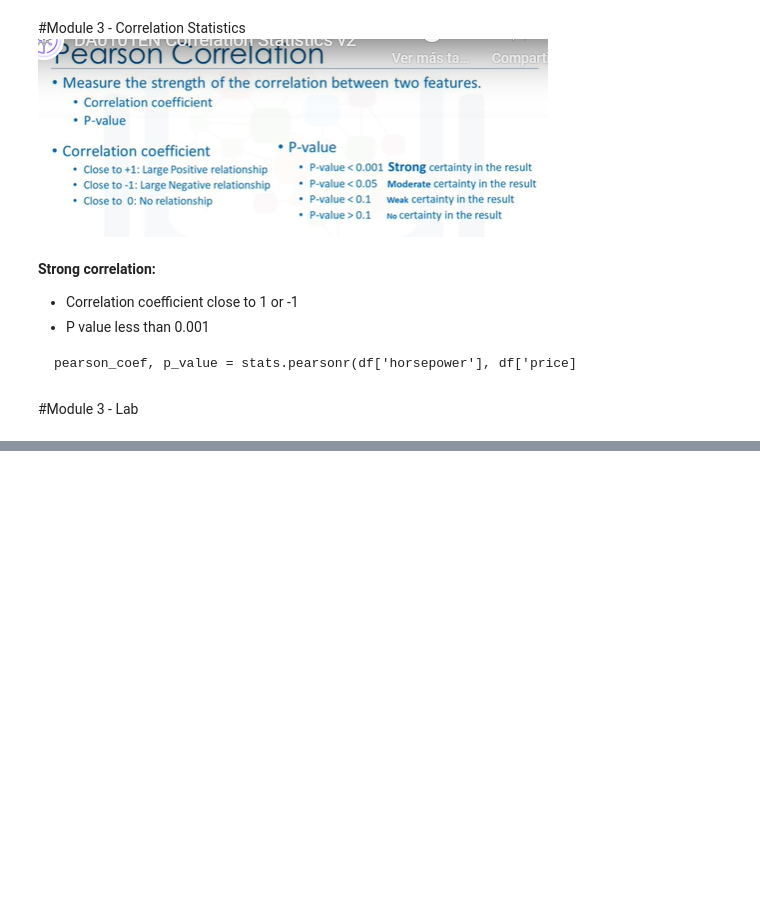
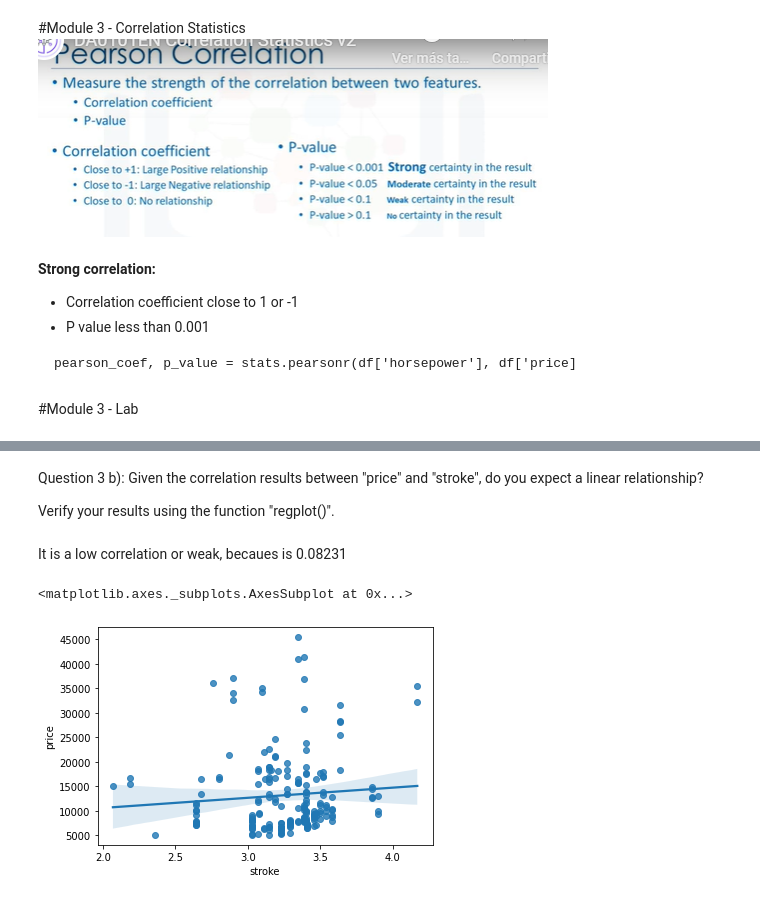
Before and after one commit to PosgradoMNA/actividades-de-aprendizaje-rafaelsangarcia, a Jupyter notebook: DataAnalysis_Module3_A01182780.ipynb, the cells around one changed output, grey strips where cells are left out. Saved outputs shown, nothing was run; the diff lists cells and outputs as text; code cells hidden in the pictures; blank space fills up the shorter version.

```diff
--- a/DataAnalysis_Module3_A01182780.ipynb
+++ b/DataAnalysis_Module3_A01182780.ipynb
@@ -119,0 +283,12 @@ pearson_coef, p_value = stats.pearsonr(df['horsepower'], df['price]
+# %% [markdown]
+Question 3 b):
+Given the correlation results between "price" and "stroke", do you expect a linear relationship?
+
+Verify your results using the function "regplot()".
+# %% [markdown]
+It is a low correlation or weak, becaues is 0.08231
+# %%
+sns.regplot(x="stroke", y="price", data=df)
+# %% [output]
+<matplotlib.axes._subplots.AxesSubplot at 0x...>
+[figure, added]
```
Also changed, not shown: parts of 63 cells of this notebook.
